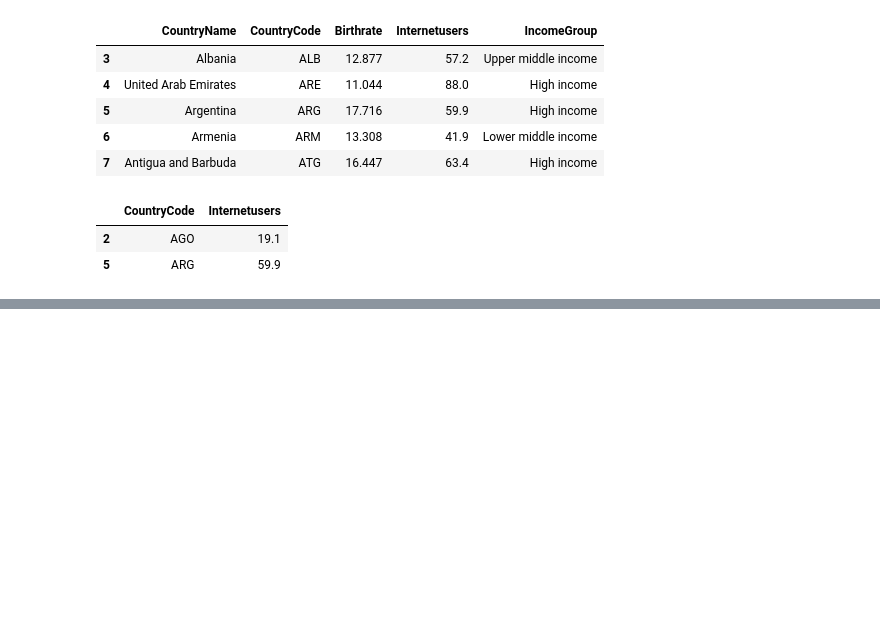
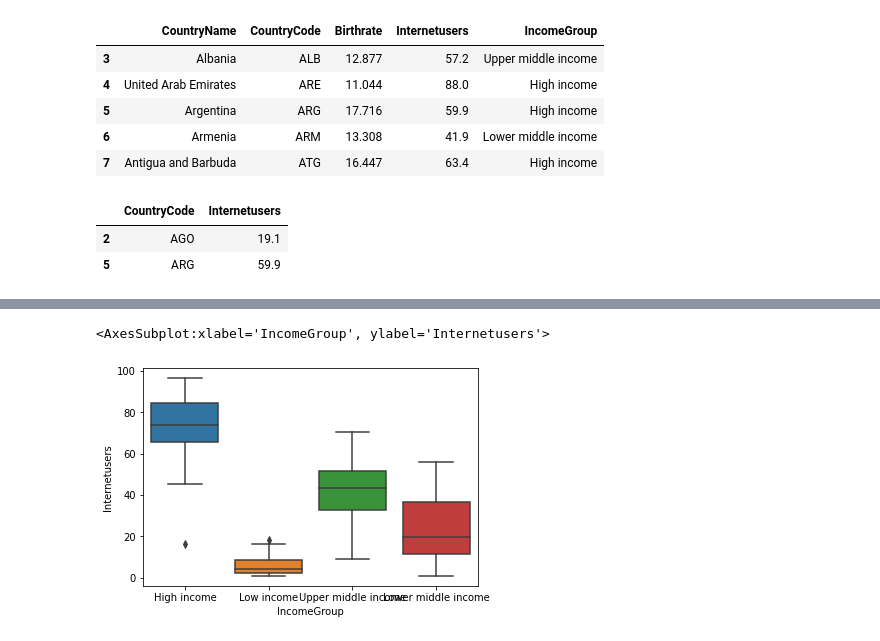
Before and after one commit to Rahman17309/BatchFEB20, a Jupyter notebook: python_day2.ipynb, the cells around one changed output, grey strips where cells are left out. Cells and saved outputs as stored; diff of their text form; code cells hidden in the pictures; blank space fills up the shorter version.

```diff
--- a/python_day2.ipynb
+++ b/python_day2.ipynb
@@ -111,0 +258,5 @@ stats.iloc[[2,5],[1,3]] #find the indexcolumns
+# %%
+sns.boxplot(data=stats, x='IncomeGroup', y='Internetusers')
+# %% [output]
+<AxesSubplot:xlabel='IncomeGroup', ylabel='Internetusers'>
+[figure, added]
```
Also changed, not shown: parts of 20 cells of this notebook.
